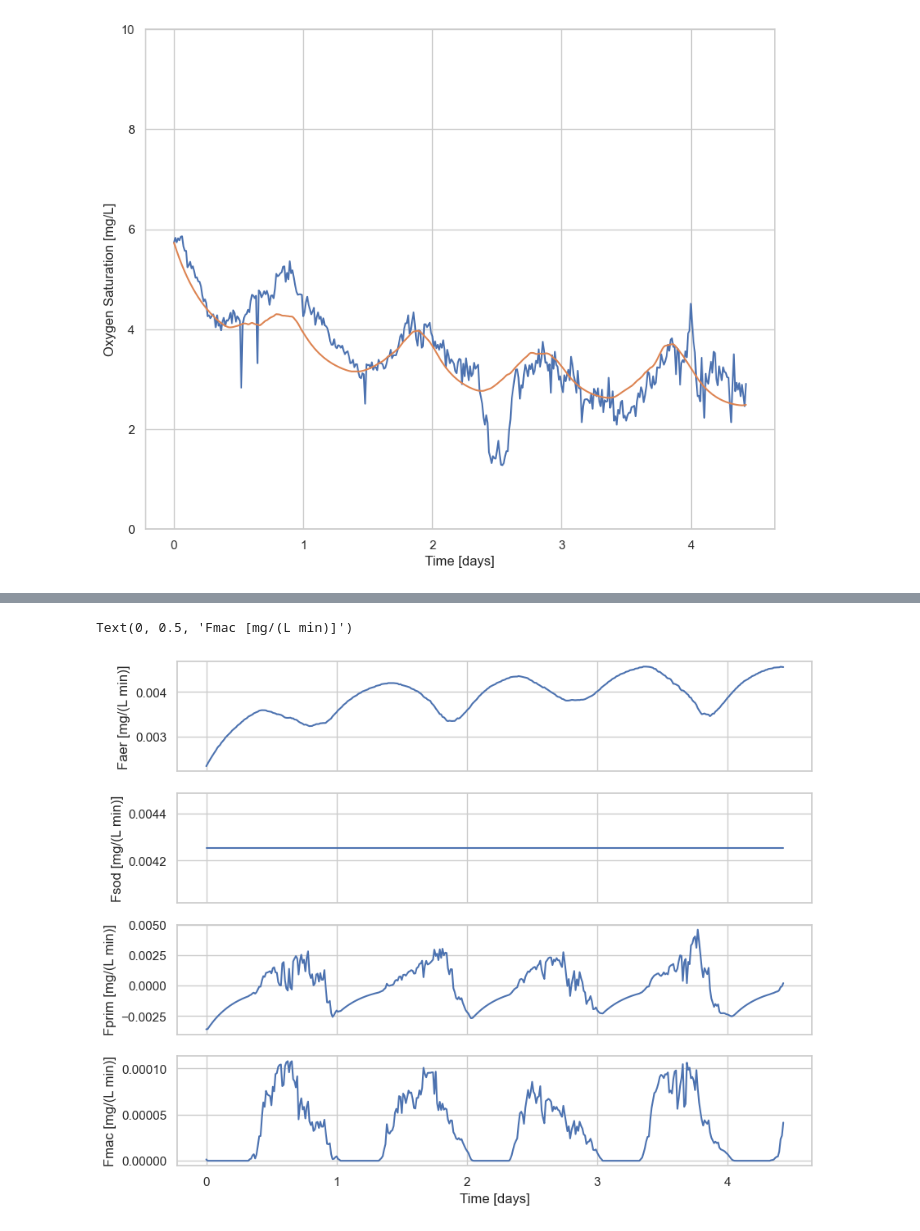
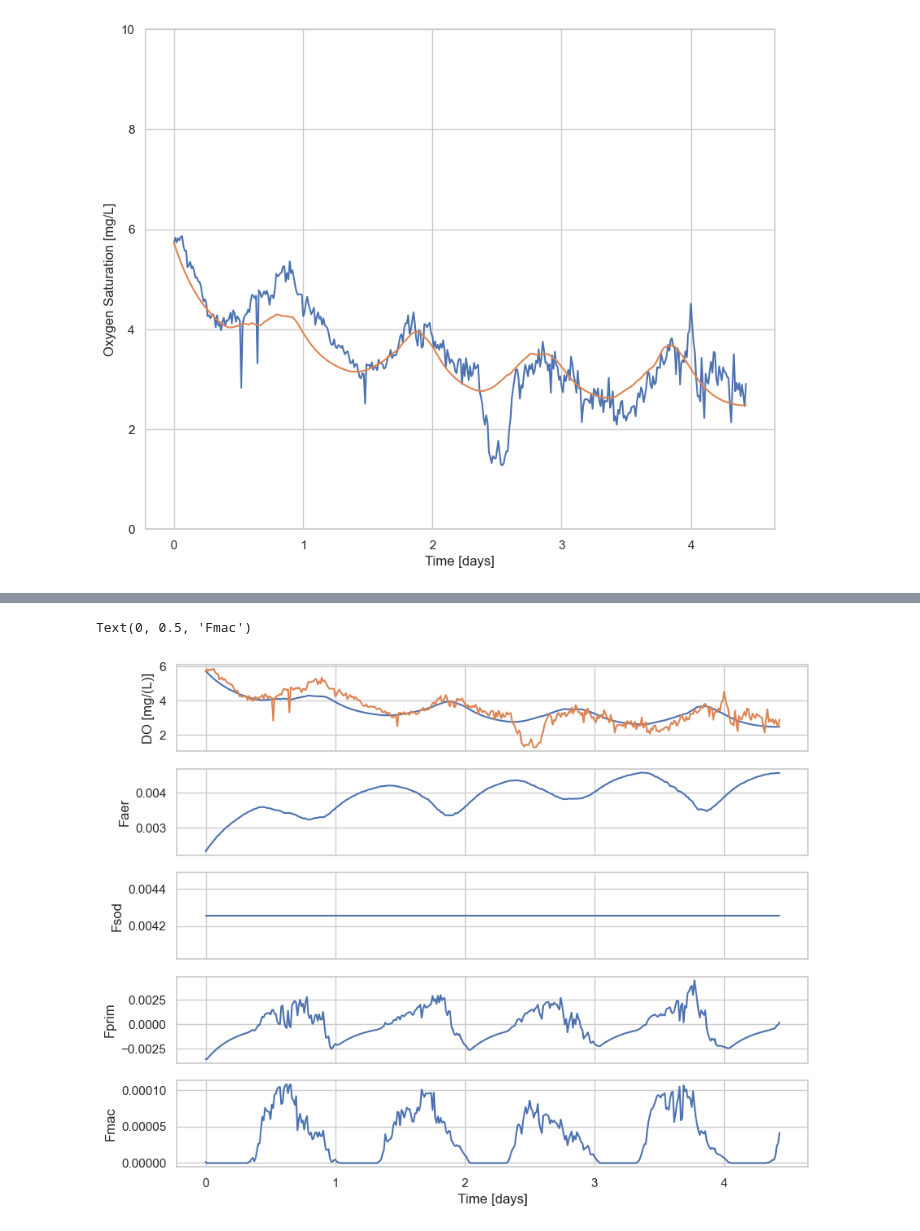
Before and after one commit to saluisto/adiff_oxygen, a Jupyter notebook: oxygen_model.ipynb, the cells around one changed output, grey strips where cells are left out. Saved outputs shown, nothing was run; the diff lists cells and outputs as text; code cells hidden in the pictures.

```diff
--- a/oxygen_model.ipynb
+++ b/oxygen_model.ipynb
@@ -390,26 +395,33 @@ Ip = I0*tf.exp(-eps*Z)
 Fprim=((mu-R)*y_pred_best[:, 1]*c).numpy()
 Fmac=((Pm*(Ip/(Ip+Km)*FT1-Rm))*Cm*M/H).numpy()
 # %%
-fig, axs = plt.subplots(4, 1, figsize=(10, 8))  # 1 row, 2 columns
+fig, axs = plt.subplots(5, 1, figsize=(10, 8))  # 1 row, 2 columns
 
-axs[0].plot(obs_data[:,0]/(24*60), F_aer)
+
+axs[0].plot(obs_data[:,0]/(24*60), y_pred_best[:, 0])
+axs[0].plot(obs_data[:,0]/(24*60), obs_data[:,1])
 #axs[0].set_xlabel("Time [days]")
-axs[0].set_ylabel("Faer [mg/(L min)]")
+axs[0].set_ylabel("DO [mg/(L)]")
 axs[0].set_xticklabels([])
 
-axs[1].plot(obs_data[:,0]/(24*60), F_sod)
-#axs[1].set_xlabel("Time [days]")
-axs[1].set_ylabel("Fsod [mg/(L min)]")
+axs[1].plot(obs_data[:,0]/(24*60), F_aer)
+#axs[0].set_xlabel("Time [days]")
+axs[1].set_ylabel("Faer")
 axs[1].set_xticklabels([])
 
-axs[2].plot(obs_data[:,0]/(24*60), Fprim)
-#axs[2].set_xlabel("Time [days]")
-axs[2].set_ylabel("Fprim [mg/(L min)]")
+axs[2].plot(obs_data[:,0]/(24*60), F_sod)
+#axs[1].set_xlabel("Time [days]")
+axs[2].set_ylabel("Fsod")
 axs[2].set_xticklabels([])
 
-axs[3].plot(obs_data[:,0]/(24*60), Fmac)
-axs[3].set_xlabel("Time [days]")
-axs[3].set_ylabel("Fmac [mg/(L min)]")
+axs[3].plot(obs_data[:,0]/(24*60), Fprim)
+#axs[2].set_xlabel("Time [days]")
+axs[3].set_ylabel("Fprim")
+axs[3].set_xticklabels([])
+
+axs[4].plot(obs_data[:,0]/(24*60), Fmac)
+axs[4].set_xlabel("Time [days]")
+axs[4].set_ylabel("Fmac")
 # %% [output]
-Text(0, 0.5, 'Fmac [mg/(L min)]')
+Text(0, 0.5, 'Fmac')
-[figure, old version]
+[figure, new version]
```
Also changed, not shown: parts of 7 cells of this notebook.
